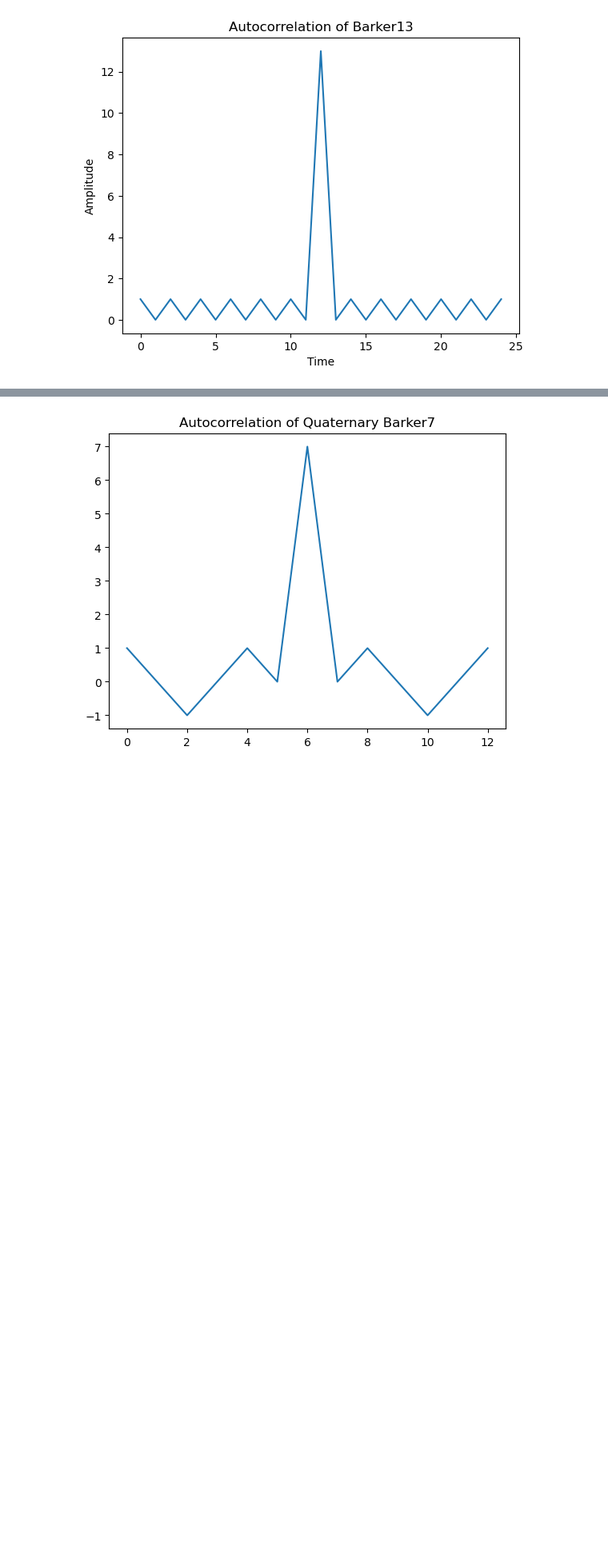
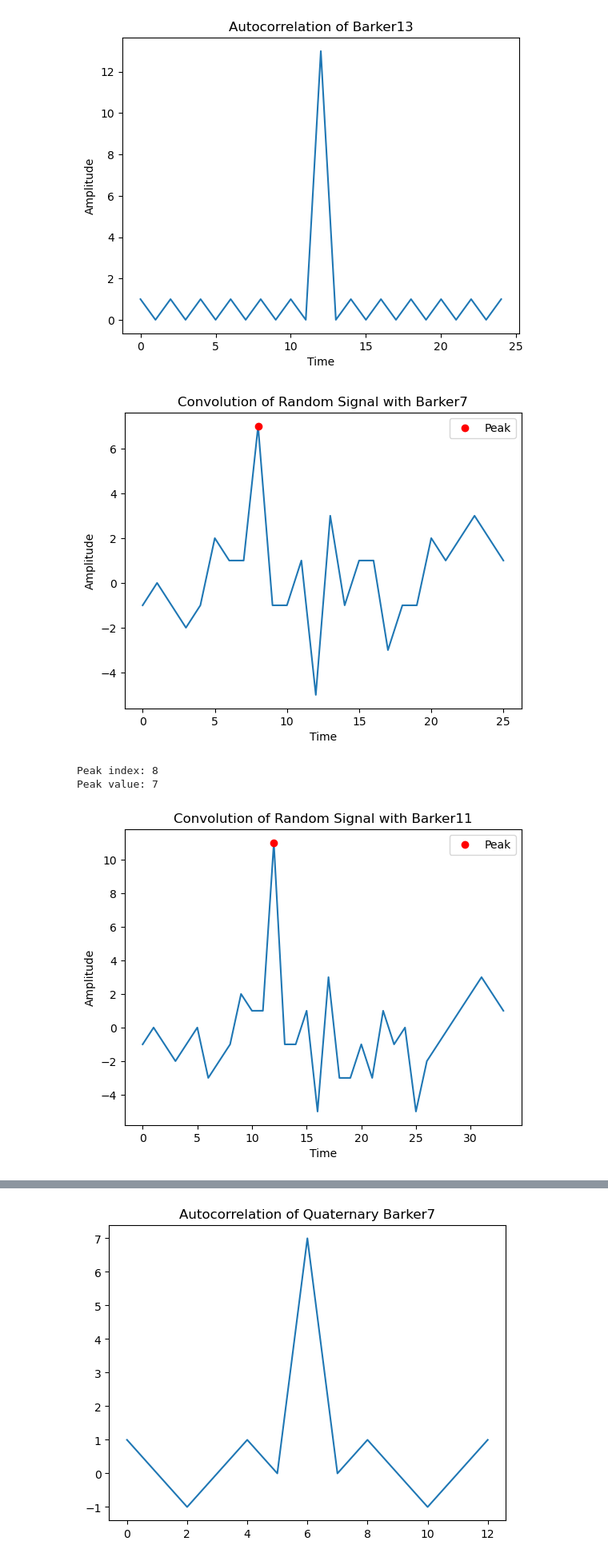
Before and after one commit to isilsusokmen/UROP-Su, a Jupyter notebook: Su.ipynb, the cells around one changed output, grey strips where cells are left out. Shown: that part at 80% size. Cells and saved outputs as stored; diff of their text form; code cells hidden in the pictures; blank space fills up the shorter version.

Commit message:
substitution error w barker sequences

```diff
--- a/Su.ipynb
+++ b/Su.ipynb
@@ -61,3 +63,82 @@ plt.plot(autocorr11)
 plt.show()
 # %% [output]
 [figure]
+# %%
+#barker sequences that will be implemented later
+barker7 = np.array([1,1,1,-1,-1,1,-1])
+barker11 = np.array([+1, +1, +1, -1, -1, -1, +1, -1, -1, +1, -1])
+barker13 = np.array([+1, +1, +1, +1, +1, -1, -1, +1, +1, -1, +1, -1, +1])
+
+b7_str = ''.join(str(barker7))
+b11_str = ''.join(str(barker11))
+b13_str = ''.join(str(barker13))
+
+#we are currently working with vectors, randomise a vector
+#ensure the random vector doesn't host a barker sequence
+found_barker = True
+
+#at this stage checking if barker sequence exists in random signal by converting to string can also be done w convolution
+while found_barker:
+    randomVector = np.random.randint(0, 2, 13)
+    randomVector[np.where(randomVector == 0)] = -1
+    vct_str = ''.join(str(randomVector))
+
+    if b7_str and b11_str and b13_str not in vct_str:
+        found_barker = False
+
+#Generate a random index and insert barker code at this location
+random_index = np.random.randint(0, len(randomVector) + 1)
+result_b7 = np.insert(randomVector, random_index, barker7)
+result_b11 = np.insert(randomVector, random_index, barker11)
+result_b13 = np.insert(randomVector, random_index, barker13)
+
+#Finding barker
+findBarkerInSignal7 = np.correlate(result_b7, barker7, mode='full')
+peak_index7 = np.argmax(findBarkerInSignal7)
+peak_value7 = findBarkerInSignal7[peak_index7]
+plt.title('Convolution of Random Signal with Barker7')
+plt.xlabel("Time")
+plt.ylabel("Amplitude")
+plt.plot(findBarkerInSignal7)
+plt.plot(peak_index7, peak_value7, 'ro', label='Peak')
+plt.legend()
+plt.show()
+
+print("Peak index:", peak_index7)
+print("Peak value:", peak_value7)
+plt.show()
+
+findBarkerInSignal11 = np.correlate(result_b11, barker11, mode='full')
+peak_index11 = np.argmax(findBarkerInSignal11)
+peak_value11= findBarkerInSignal11[peak_index11]
+plt.title('Convolution of Random Signal with Barker11')
+plt.xlabel("Time")
+plt.ylabel("Amplitude")
+plt.plot(findBarkerInSignal11)
+plt.plot(peak_index11, peak_value11, 'ro', label='Peak')
+plt.legend()
+plt.show()
+
+print("Peak index:", peak_index11)
+print("Peak value:", peak_value11)
+plt.show()
+
+findBarkerInSignal13 = np.correlate(result_b13, barker13, mode='full')
+peak_index13 = np.argmax(findBarkerInSignal13)
+peak_value13= findBarkerInSignal13[peak_index13]
+plt.title('Convolution of Random Signal with Barker13')
+plt.xlabel("Time")
+plt.ylabel("Amplitude")
+plt.plot(findBarkerInSignal13)
+plt.plot(peak_index13, peak_value13, 'ro', label='Peak')
+plt.legend()
+plt.show()
+
+print("Peak index:", peak_index13)
+print("Peak value:", peak_value13)
+plt.show()
+# %% [output]
+[figure, added]
+Peak index: 8
+Peak value: 7
+[figure, added]
```
Also changed, not shown: parts of 7 cells of this notebook, 6 other files.
